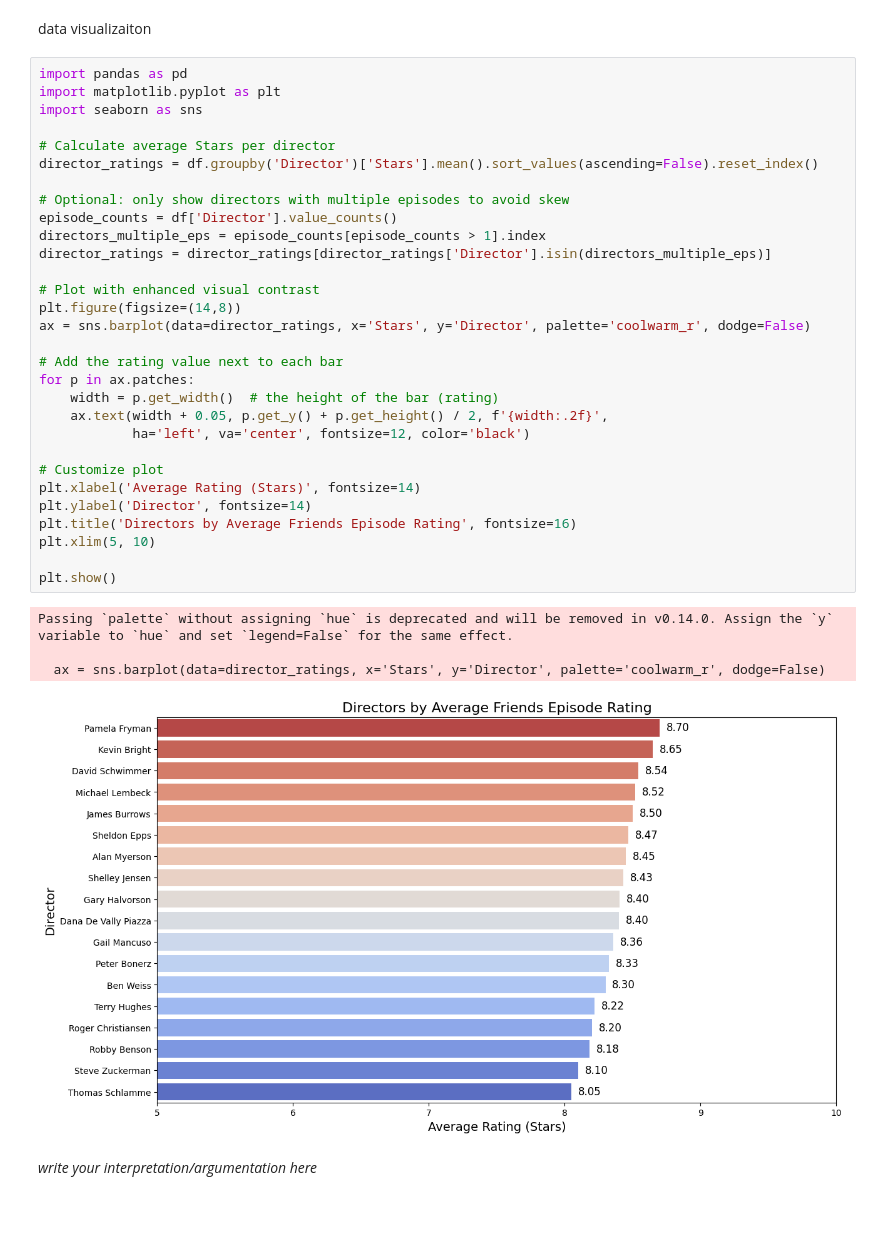
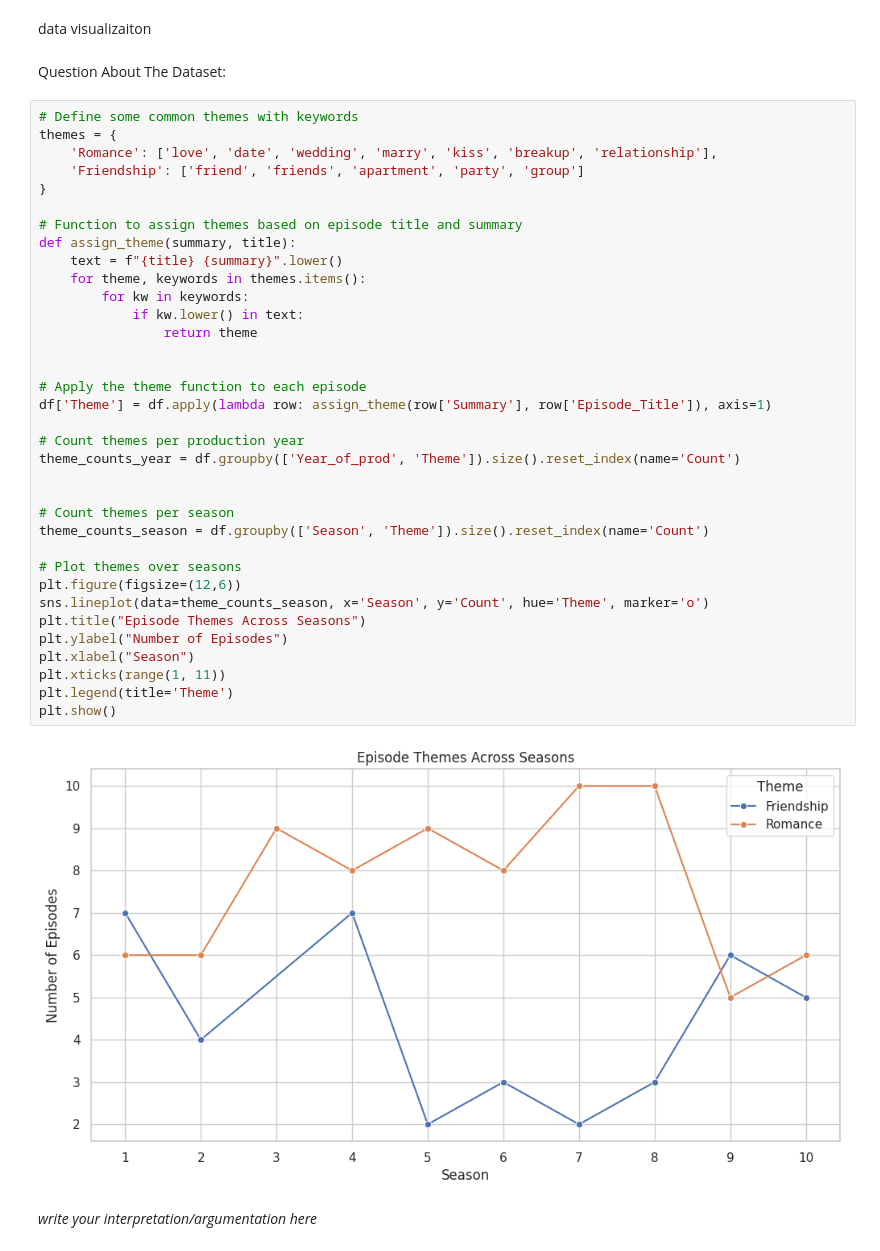
Before and after one commit to onni-Q/individual-miniproject, a Jupyter notebook: Individual_Miniproject.ipynb, the cells around one changed output. Saved outputs shown, nothing was run; the diff lists cells and outputs as text; blank space fills up the shorter version.

```diff
--- a/Individual_Miniproject.ipynb
+++ b/Individual_Miniproject.ipynb
@@ -263,41 +267,45 @@ In 'Votes', only 12 values were missing, thus I decided to preserve the entire c
 In 'Season', I first converted the column to integers. Then I inspected the values that couldn't be converted. I used a regular expression to capture the numeric values in the problematic data, which is "2". I filled the missing data with "2".
 # %% [markdown]
 data visualizaiton
-# %%
-import pandas as pd
-import matplotlib.pyplot as plt
-import seaborn as sns
-
-# Calculate average Stars per director
-director_ratings = df.groupby('Director')['Stars'].mean().sort_values(ascending=False).reset_index()
-
-# Optional: only show directors with multiple episodes to avoid skew
-episode_counts = df['Director'].value_counts()
-directors_multiple_eps = episode_counts[episode_counts > 1].index
-director_ratings = director_ratings[director_ratings['Director'].isin(directors_multiple_eps)]
-
-# Plot with enhanced visual contrast
-plt.figure(figsize=(14,8))
-ax = sns.barplot(data=director_ratings, x='Stars', y='Director', palette='coolwarm_r', dodge=False)
-
-# Add the rating value next to each bar
-for p in ax.patches:
-    width = p.get_width()  # the height of the bar (rating)
-    ax.text(width + 0.05, p.get_y() + p.get_height() / 2, f'{width:.2f}',
-            ha='left', va='center', fontsize=12, color='black')
-
-# Customize plot
-plt.xlabel('Average Rating (Stars)', fontsize=14)
-plt.ylabel('Director', fontsize=14)
-plt.title('Directors by Average Friends Episode Rating', fontsize=16)
-plt.xlim(5, 10)
-
-plt.show()
-# %% [output]
-Passing `palette` without assigning `hue` is deprecated and will be removed in v0.14.0. Assign the `y` variable to `hue` and set `legend=False` for the same effect.
-
-  ax = sns.barplot(data=director_ratings, x='Stars', y='Director', palette='coolwarm_r', dodge=False)
-[figure, removed]
+# %% [markdown]
+Question About The Dataset:
+# %%
+# Define some common themes with keywords
+themes = {
+    'Romance': ['love', 'date', 'wedding', 'marry', 'kiss', 'breakup', 'relationship'],
+    'Friendship': ['friend', 'friends', 'apartment', 'party', 'group']
+}
+
+# Function to assign themes based on episode title and summary
+def assign_theme(summary, title):
+    text = f"{title} {summary}".lower()
+    for theme, keywords in themes.items():
+        for kw in keywords:
+            if kw.lower() in text:
+                return theme
+
+
+# Apply the theme function to each episode
+df['Theme'] = df.apply(lambda row: assign_theme(row['Summary'], row['Episode_Title']), axis=1)
+
+# Count themes per production year
+theme_counts_year = df.groupby(['Year_of_prod', 'Theme']).size().reset_index(name='Count')
+
+
+# Count themes per season
+theme_counts_season = df.groupby(['Season', 'Theme']).size().reset_index(name='Count')
+
+# Plot themes over seasons
+plt.figure(figsize=(12,6))
+sns.lineplot(data=theme_counts_season, x='Season', y='Count', hue='Theme', marker='o')
+plt.title("Episode Themes Across Seasons")
+plt.ylabel("Number of Episodes")
+plt.xlabel("Season")
+plt.xticks(range(1, 11))
+plt.legend(title='Theme')
+plt.show()
+# %% [output]
+[figure, added]
 # %% [markdown]
 *write your interpretation/argumentation here*
 # %% [markdown]
```
Also changed, not shown: parts of 9 cells of this notebook.
